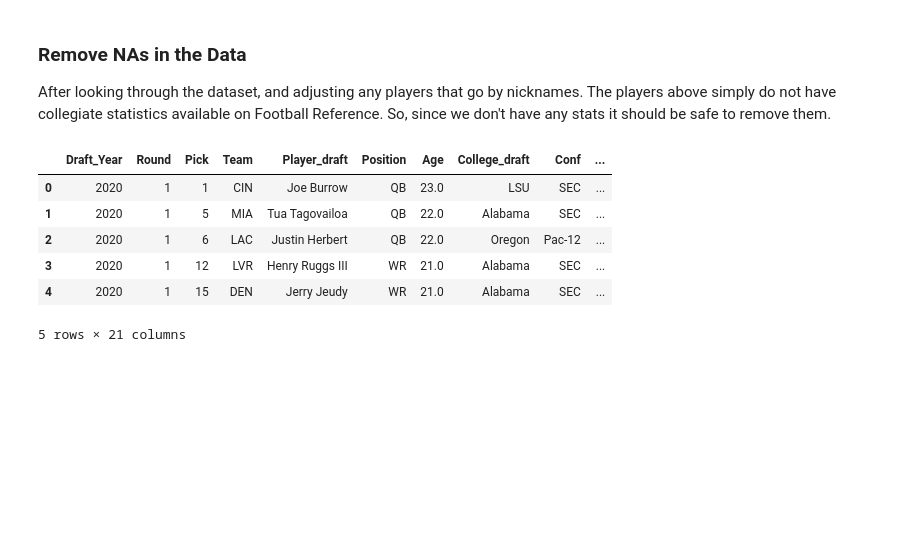
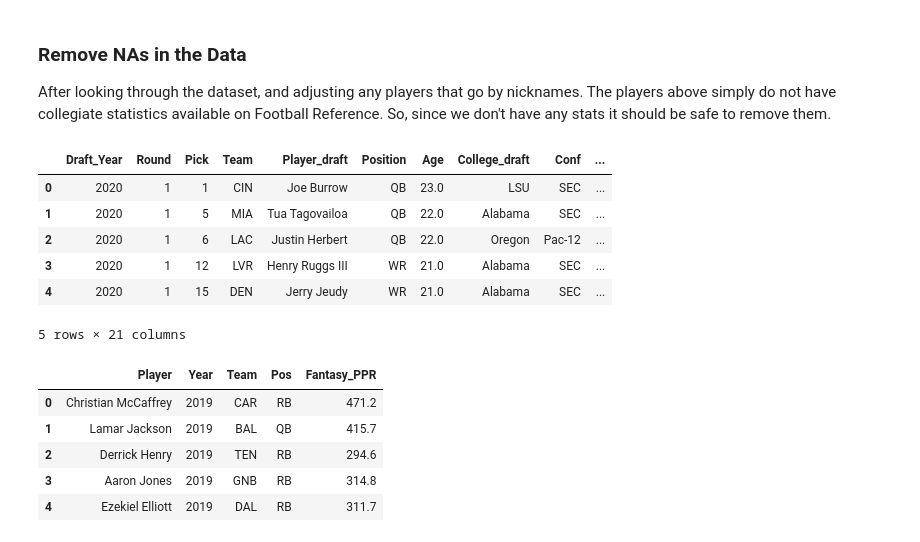
Before and after one commit to TrevBunch/DS-340W-Project, a Jupyter notebook: clean_rookies.ipynb, the cells around one changed output. Cells and saved outputs as stored; diff of their text form; code cells hidden in the pictures; blank space fills up the shorter version.

```diff
--- a/clean_rookies.ipynb
+++ b/clean_rookies.ipynb
@@ -491,3 +489,42 @@ final_rookies.head()
 | 3 | 2020 | 1 | 12 | LVR | Henry Ruggs III | WR | 21.0 | Alabama | SEC | ... |
 | 4 | 2020 | 1 | 15 | DEN | Jerry Jeudy | WR | 21.0 | Alabama | SEC | ... |
 5 rows × 21 columns
+# %%
+# add target variable (fantasy points)
+
+#load other data into one dataset
+path = "newdata/"
+stats2019 = pd.read_csv(path + "2019statsraw.csv",header=[0,1])
+stats2020 = pd.read_csv(path + "2020statsraw.csv",header=[0,1])
+stats2021 = pd.read_csv(path + "2021statsraw.csv",header=[0,1])
+stats2022 = pd.read_csv(path + "2022statsraw.csv",header=[0,1])
+stats2023 = pd.read_csv(path + "2023statsraw.csv",header=[0,1])
+stats2024 = pd.read_csv(path + "2024statsraw.csv",header=[0,1])
+
+stats2019[('Year',' ')] = 2019
+stats2020[('Year',' ')] = 2020
+stats2021[('Year',' ')] = 2021
+stats2022[('Year',' ')] = 2022
+stats2023[('Year',' ')] = 2023
+stats2024[('Year',' ')] = 2024
+
+# combine all dataframes into one
+stats_raw = pd.concat([stats2019,stats2020,stats2021,stats2022,stats2023,stats2024])
+stats_raw.columns = ['_'.join(col).strip() for col in stats_raw.columns.values]
+
+# drop underscores that are not needed
+stats_raw.columns = [c.replace('__', '_').replace('-', '').strip('_') for c in stats_raw.columns]
+
+# keep only names, year, and fantasy ppr points
+#rename first
+stats_raw = stats_raw.rename(columns={"Unnamed: 1_level_0_Player":"Player","Unnamed: 2_level_0_Tm":"Team","Unnamed: 3_level_0_FantPos":"Pos"})
+stats_raw = stats_raw[["Player","Year","Team","Pos","Fantasy_PPR"]]
+stats_raw['Player'] = stats_raw['Player'].str.replace(r'[\*\+]', '', regex=True)
+stats_raw.head()
+# %% [output]
+|  | Player | Year | Team | Pos | Fantasy_PPR |
+| 0 | Christian McCaffrey | 2019 | CAR | RB | 471.2 |
+| 1 | Lamar Jackson | 2019 | BAL | QB | 415.7 |
+| 2 | Derrick Henry | 2019 | TEN | RB | 294.6 |
+| 3 | Aaron Jones | 2019 | GNB | RB | 314.8 |
+| 4 | Ezekiel Elliott | 2019 | DAL | RB | 311.7 |
```
Also changed, not shown: parts of 4 cells of this notebook, 9 other files.
